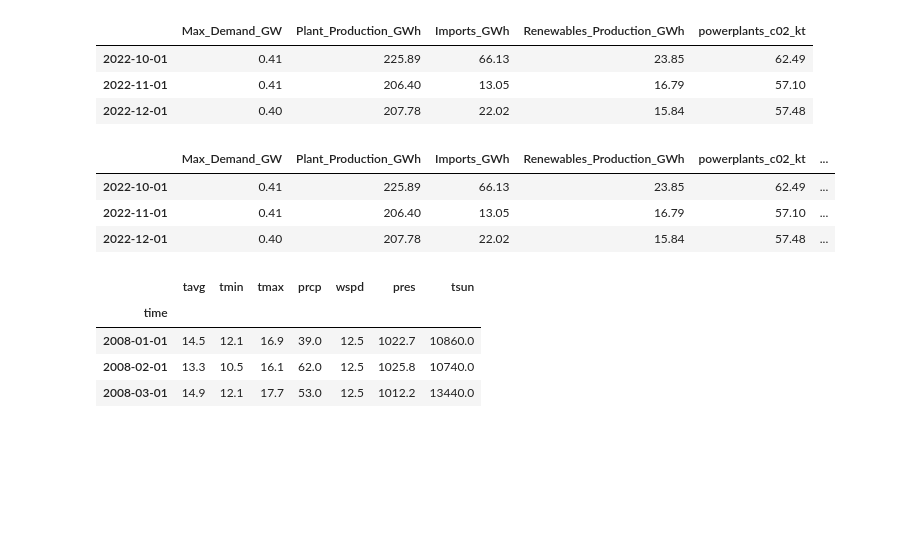
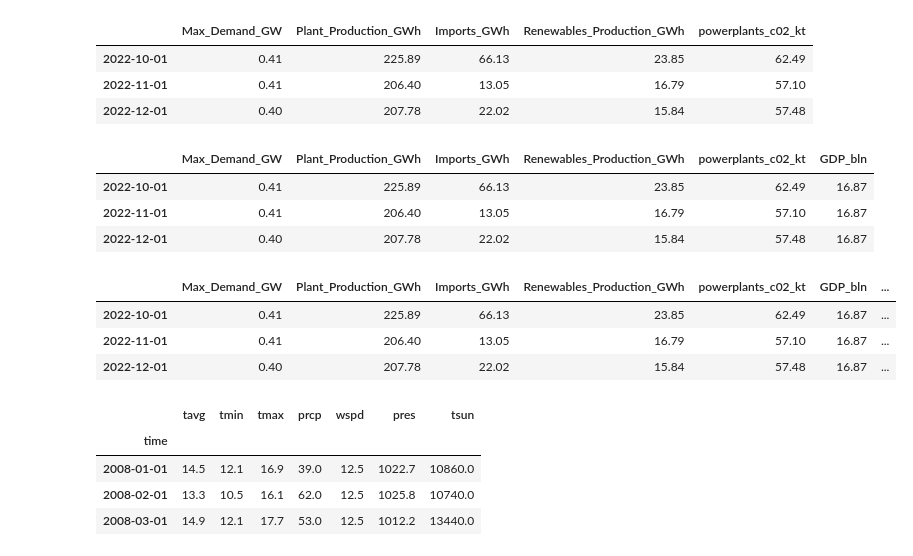
Before and after one commit to ATECO-malta/applied_ml_assignment, a Jupyter notebook: data_analysis.ipynb, the cells around one changed output. Drawn from its saved outputs; the diff is of its cells as text; code cells hidden in the pictures; blank space fills up the shorter version.

```diff
--- a/data_analysis.ipynb
+++ b/data_analysis.ipynb
@@ -226,38 +227,75 @@ all_data_df.tail(3)
 | 2022-10-01 | 0.41 | 225.89 | 66.13 | 23.85 | 62.49 |
 | 2022-11-01 | 0.41 | 206.40 | 13.05 | 16.79 | 57.10 |
 | 2022-12-01 | 0.40 | 207.78 | 22.02 | 15.84 | 57.48 |
+# %%
+GDP_DS = "gdp_EUR.csv"
+UNIT_TO_BILLIONS = 1000000000
+
+gdp_df = pd.read_csv(f"{RAW_DATA_PATH}/{GDP_DS}")
+gdp_df = gdp_df.T
+gdp_df.columns = ["GDP_bln"]
+gdp_df["GDP_bln"] = gdp_df["GDP_bln"].apply(
+    lambda x: round(
+        float(re.sub("[^0-9.]", "", str(x))) / UNIT_TO_BILLIONS
+        if isinstance(x, (str))
+        else float(x / UNIT_TO_BILLIONS),
+        2,
+    )
+)
+
+# Indexed on year only, resample to monthly. interpolate everything.
+gdp_df.index = pd.to_datetime(gdp_df.index, format="%Y")
+gdp_df = gdp_df.resample("MS").mean()
+gdp_df = gdp_df[(gdp_df.index >= START_DATE) & (gdp_df.index <= END_DATE)]
+
+all_data_df = pd.concat([all_data_df, gdp_df], axis=1, ignore_index=False)
+all_data_df["GDP_bln"] = (
+    # We cannot have 1/2 a person!
+    all_data_df["GDP_bln"]
+    .interpolate()
+    .ffill()
+    .bfill()
+)
+
+all_data_df.tail(3)
+# %% [output]
+|  | Max_Demand_GW | Plant_Production_GWh | Imports_GWh | Renewables_Production_GWh | powerplants_c02_kt | GDP_bln |
+| 2022-10-01 | 0.41 | 225.89 | 66.13 | 23.85 | 62.49 | 16.87 |
+| 2022-11-01 | 0.41 | 206.40 | 13.05 | 16.79 | 57.10 | 16.87 |
+| 2022-12-01 | 0.40 | 207.78 | 22.02 | 15.84 | 57.48 | 16.87 |
 # %%
 POP_DS = "malta_population.csv"
+UNIT_TO_THOUSAND = 1000
 
 pop_df = pd.read_csv(f"{RAW_DATA_PATH}/{POP_DS}")
 pop_df = pop_df.T
-pop_df.columns = ["Population"]
+pop_df.columns = ["Population_k"]
+pop_df["Population_k"] = pop_df["Population_k"] / UNIT_TO_THOUSAND
 
 # Indexed on year only, resample to monthly. interpolate everything.
 pop_df.index = pd.to_datetime(pop_df.index, format="%Y")
 pop_df = pop_df.resample("M").mean()
 pop_df = pop_df[(pop_df.index >= START_DATE) & (pop_df.index <= END_DATE)]
 
 # resample puts it on the last day of the month!
 pop_df.index = pop_df.index.to_period("M").to_timestamp("M") + pd.DateOffset(days=1)
 
 # Population is missing the last months from the resample.
 all_data_df = pd.concat([all_data_df, pop_df], axis=1, ignore_index=False)
-all_data_df["Population"] = (
+all_data_df["Population_k"] = (
     # We cannot have 1/2 a person!
-    all_data_df["Population"]
+    all_data_df["Population_k"]
     .interpolate()
     .ffill()
     .bfill()
-    .astype(int)
 )
 
 all_data_df.tail(3)
 # %% [output]
-|  | Max_Demand_GW | Plant_Production_GWh | Imports_GWh | Renewables_Production_GWh | powerplants_c02_kt | ... |
-| 2022-10-01 | 0.41 | 225.89 | 66.13 | 23.85 | 62.49 | ... |
-| 2022-11-01 | 0.41 | 206.40 | 13.05 | 16.79 | 57.10 | ... |
-| 2022-12-01 | 0.40 | 207.78 | 22.02 | 15.84 | 57.48 | ... |
+|  | Max_Demand_GW | Plant_Production_GWh | Imports_GWh | Renewables_Production_GWh | powerplants_c02_kt | GDP_bln | ... |
+| 2022-10-01 | 0.41 | 225.89 | 66.13 | 23.85 | 62.49 | 16.87 | ... |
+| 2022-11-01 | 0.41 | 206.40 | 13.05 | 16.79 | 57.10 | 16.87 | ... |
+| 2022-12-01 | 0.40 | 207.78 | 22.02 | 15.84 | 57.48 | 16.87 | ... |
 # %%
 from meteostat import Point, Monthly
 
```
Also changed, not shown: parts of 4 cells of this notebook, 4 other files.
